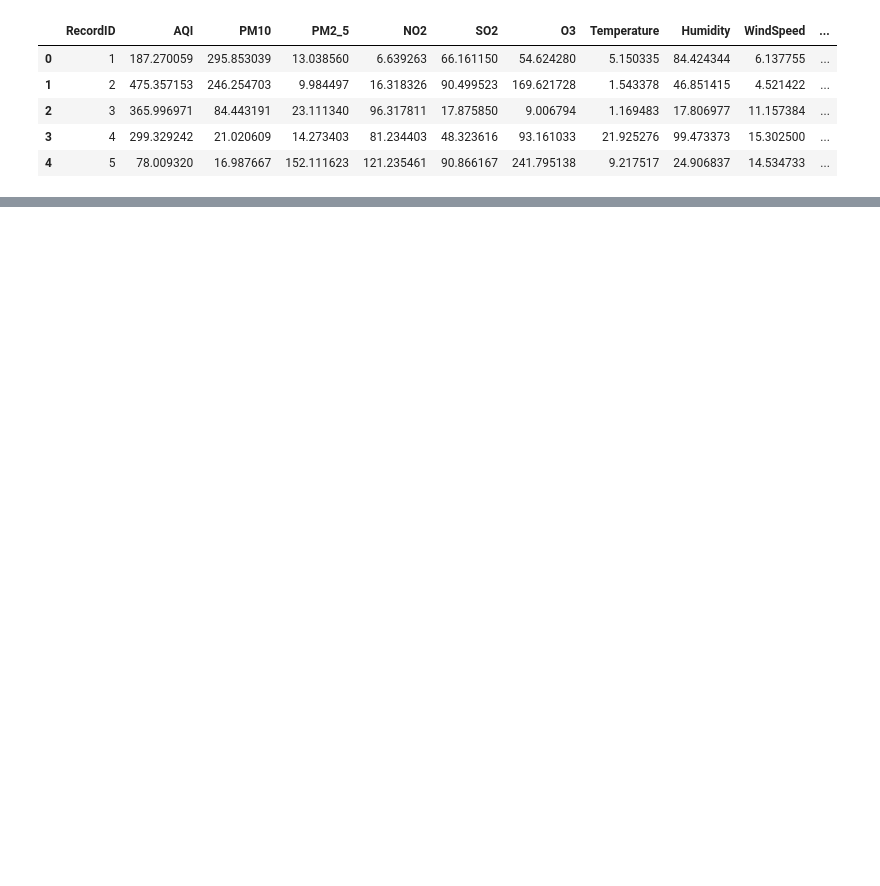
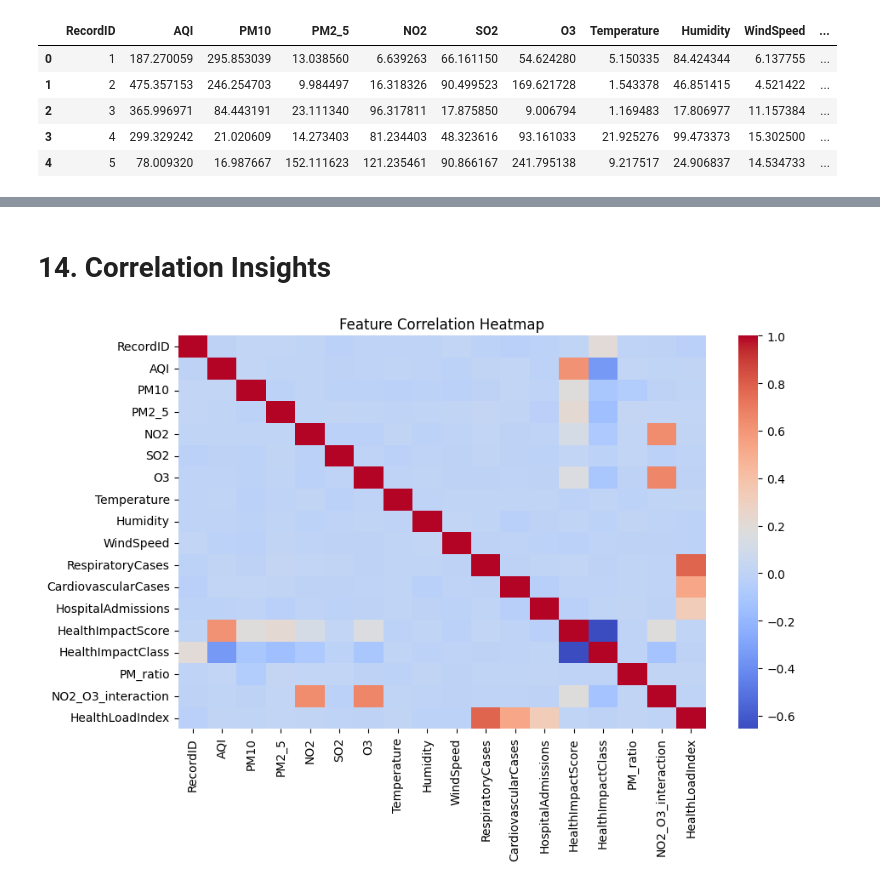
Before and after one commit to abhay-2108/MCP-Powered-Multi-Agent-Air-Quality-Reasoning-System, a Jupyter notebook: Notebooks/air_quality_health_impact.ipynb, the cells around one changed output, grey strips where cells are left out. Drawn from its saved outputs; the diff is of its cells as text; code cells hidden in the pictures; blank space fills up the shorter version.

```diff
--- a/Notebooks/air_quality_health_impact.ipynb
+++ b/Notebooks/air_quality_health_impact.ipynb
@@ -219,0 +102,2 @@ for name, model in best_models.items():
+# %%
+df = df.drop_duplicates()
@@ -219,0 +106,3 @@ for name, model in best_models.items():
+# %%
+score_col = "HealthImpactScore"
+class_col = "HealthImpactClass"
@@ -219,0 +111,7 @@ for name, model in best_models.items():
+# %%
+num_cols = df.select_dtypes(include=["float64", "int64"]).columns.drop([score_col, class_col])
+
+iso = IsolationForest(contamination=0.02, random_state=42)
+mask = iso.fit_predict(df[num_cols])
+
+df = df[mask == 1]
@@ -219,0 +163,9 @@ for name, model in best_models.items():
+# %% [markdown]
+# 14. Correlation Insights
+# %%
+plt.figure(figsize=(10,6))
+sns.heatmap(df.corr(), cmap="coolwarm")
+plt.title("Feature Correlation Heatmap")
+plt.show()
+# %% [output]
+[figure, added]
```
Also changed, not shown: parts of 44 cells of this notebook.
